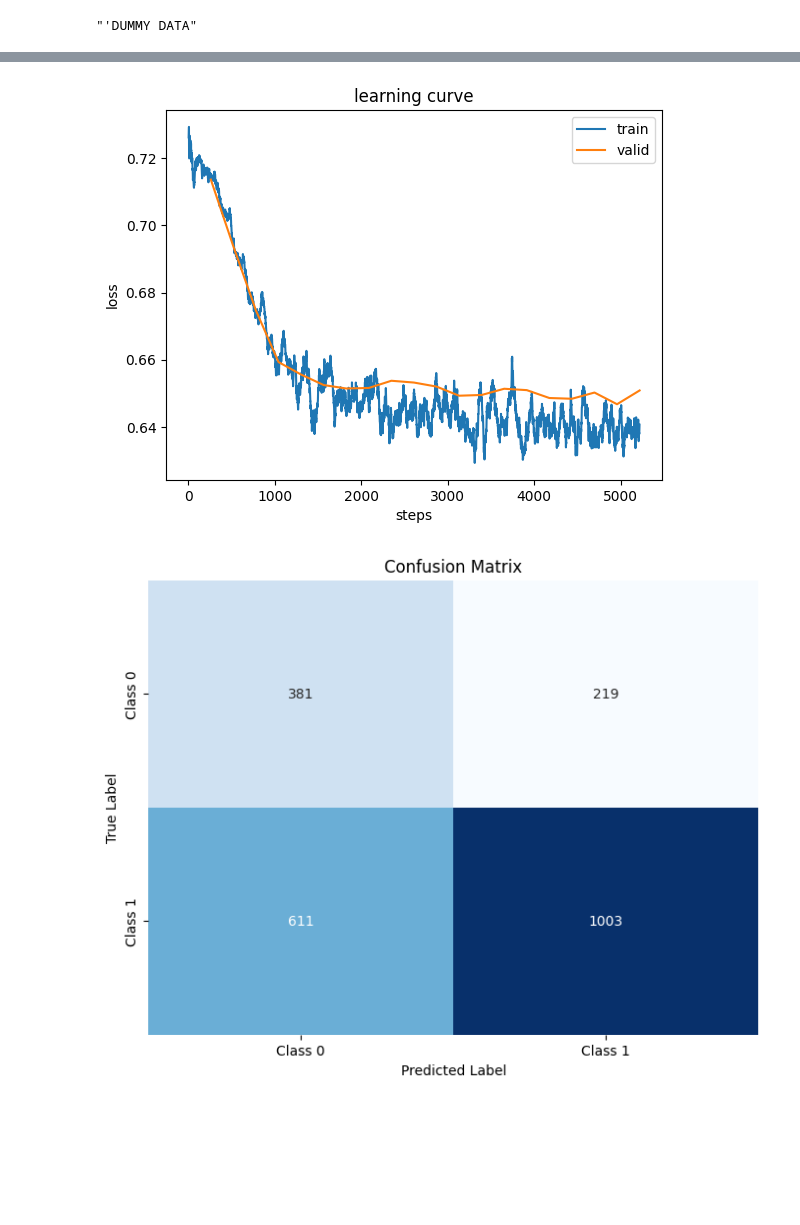
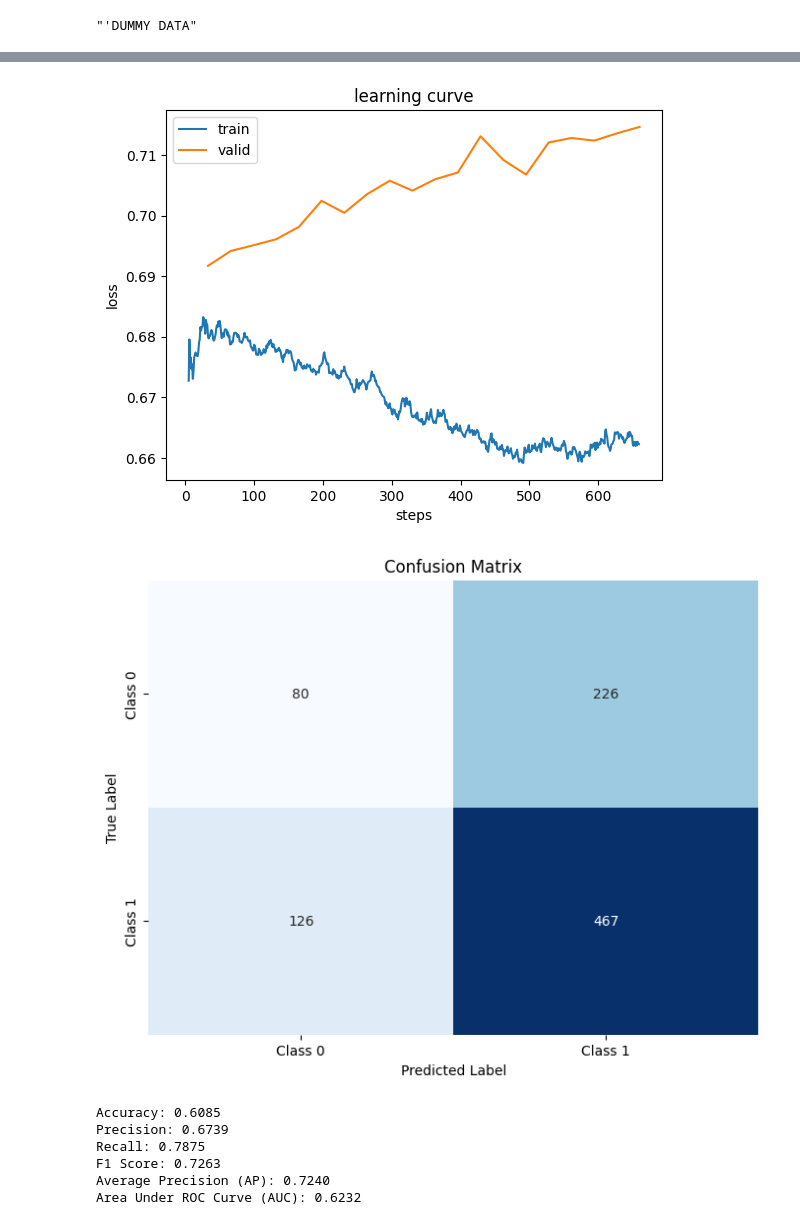
Before and after one commit to noorwertheim/Master-Thesis, a Jupyter notebook: notebooks/resnet.ipynb, the cells around one changed output, grey strips where cells are left out. Drawn from its saved outputs; the diff is of its cells as text; code cells hidden in the pictures; blank space fills up the shorter version.

Commit message:
train test split new source data no pca, resnet test with pca data

```diff
--- a/notebooks/resnet.ipynb
+++ b/notebooks/resnet.ipynb
@@ -254,10 +254,10 @@ True
 # %%
 
 '''MY DATA'''
-train_dir = os.path.join(univariate_data_path, "target_univariate_no_PCA_train.npy")
+train_dir = os.path.join(univariate_data_path, "target_univariate_train.npy")
 train_data = np.load(train_dir, allow_pickle=True)
 # train_data = pd.DataFrame(train_data)
-test_dir = os.path.join(univariate_data_path, "target_univariate_no_PCA_test.npy")
+test_dir = os.path.join(univariate_data_path, "target_univariate_test.npy")
 test_data = np.load(test_dir, allow_pickle=True)
 # test_data = pd.DataFrame(test_data)
 print(len(train_data))
@@ -435,10 +433,10 @@ torch.Size([8364])
 # %%
 
 '''MY DATA + class weights'''
-train_dir = os.path.join(univariate_data_path, "target_univariate_no_PCA_train.npy")
+train_dir = os.path.join(univariate_data_path, "target_univariate_train.npy")
 train_data = np.load(train_dir, allow_pickle=True)
 # train_data = pd.DataFrame(train_data)
-test_dir = os.path.join(univariate_data_path, "target_univariate_no_PCA_test.npy")
+test_dir = os.path.join(univariate_data_path, "target_univariate_test.npy")
 test_data = np.load(test_dir, allow_pickle=True)
 # test_data = pd.DataFrame(test_data)
 print(len(train_data))
@@ -627,6 +625,12 @@ torch.Size([8364])
 [interactive output not drawn]
-[figure, old version]
+[figure, new version]
-[figure, old version]
+[figure, new version]
+Accuracy: 0.6085
+Precision: 0.6739
+Recall: 0.7875
+F1 Score: 0.7263
+Average Precision (AP): 0.7240
+Area Under ROC Curve (AUC): 0.6232
 # %%
 '''BALANCED DATA NO PCA'''
 
```
Also changed, not shown: parts of 2 cells of this notebook, 2 other files.
